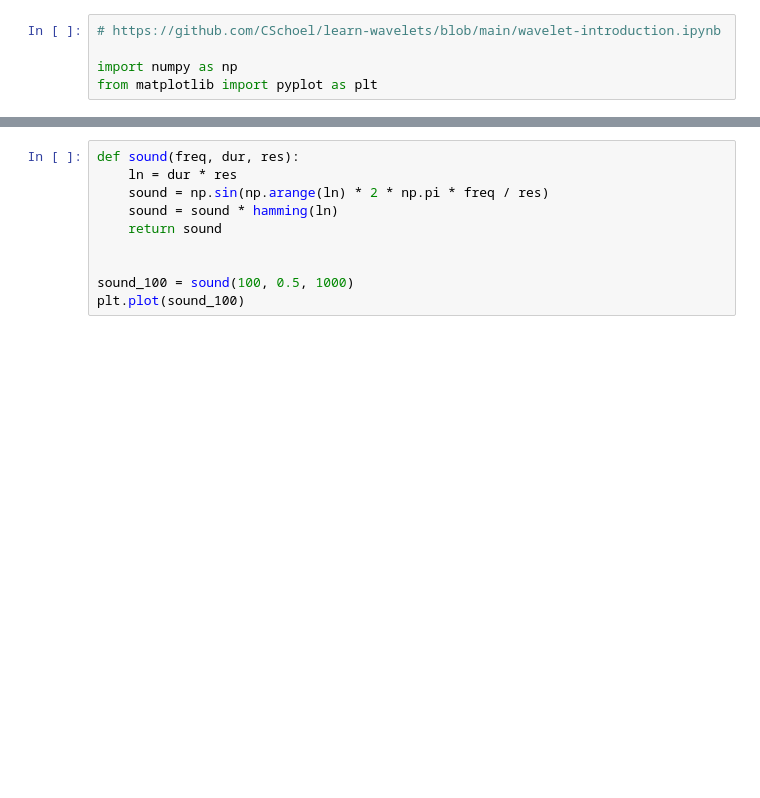
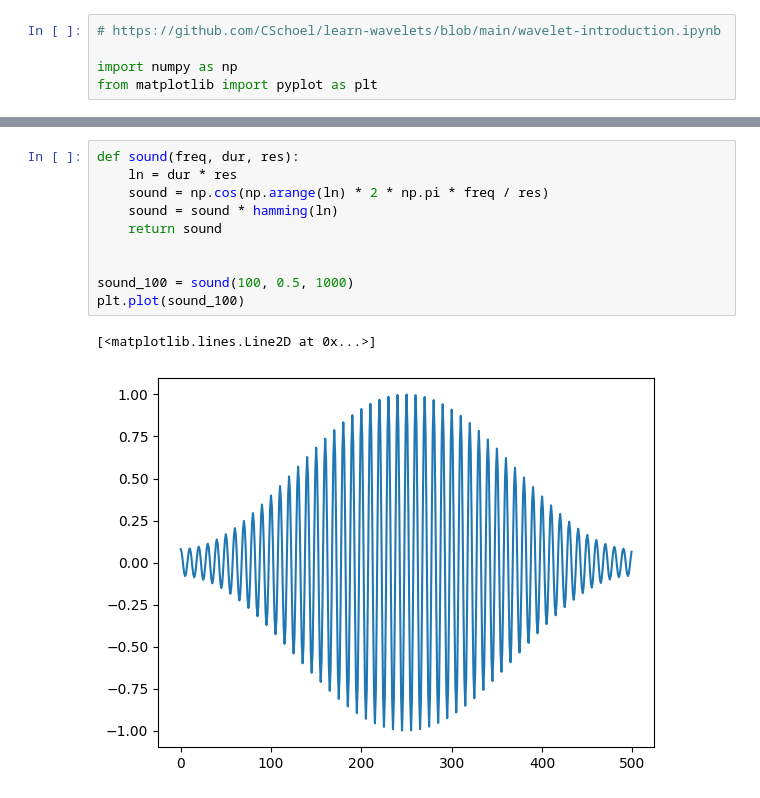
Before and after one commit to phoolpreet/wavelet, a Jupyter notebook: wavelet.ipynb, the cells around one changed output, grey strips where cells are left out. Drawn from its saved outputs; the diff is of its cells as text; blank space fills up the shorter version.

```diff
--- a/wavelet.ipynb
+++ b/wavelet.ipynb
@@ -40,13 +49,16 @@ plt.plot(h)
 # %%
 def sound(freq, dur, res):
     ln = dur * res
-    sound = np.sin(np.arange(ln) * 2 * np.pi * freq / res)
+    sound = np.cos(np.arange(ln) * 2 * np.pi * freq / res)
     sound = sound * hamming(ln)
     return sound
 
 
 sound_100 = sound(100, 0.5, 1000)
 plt.plot(sound_100)
+# %% [output]
+[<matplotlib.lines.Line2D at 0x...>]
+[figure, added]
 # %%
 def add_sound(audio, loc, freq, dur, res):
     audio[int(loc) : int(loc + dur * res)] += sound(freq, dur, res)
```
Also changed, not shown: parts of 7 cells of this notebook.
